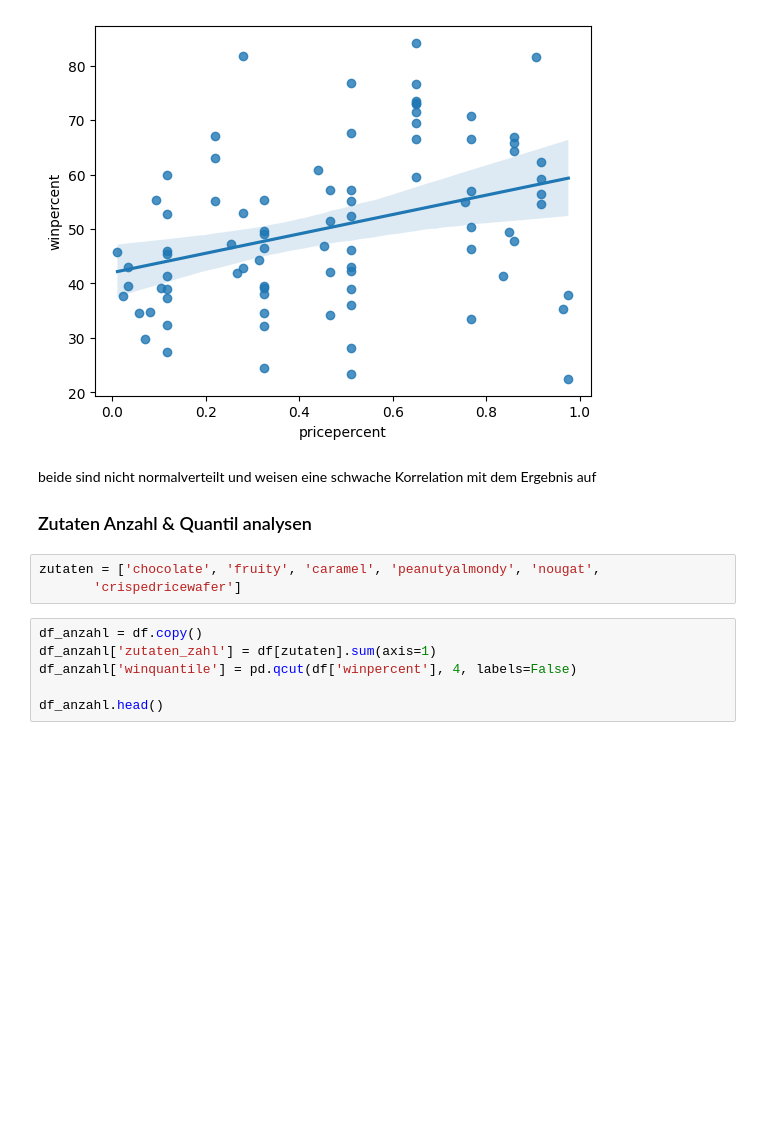
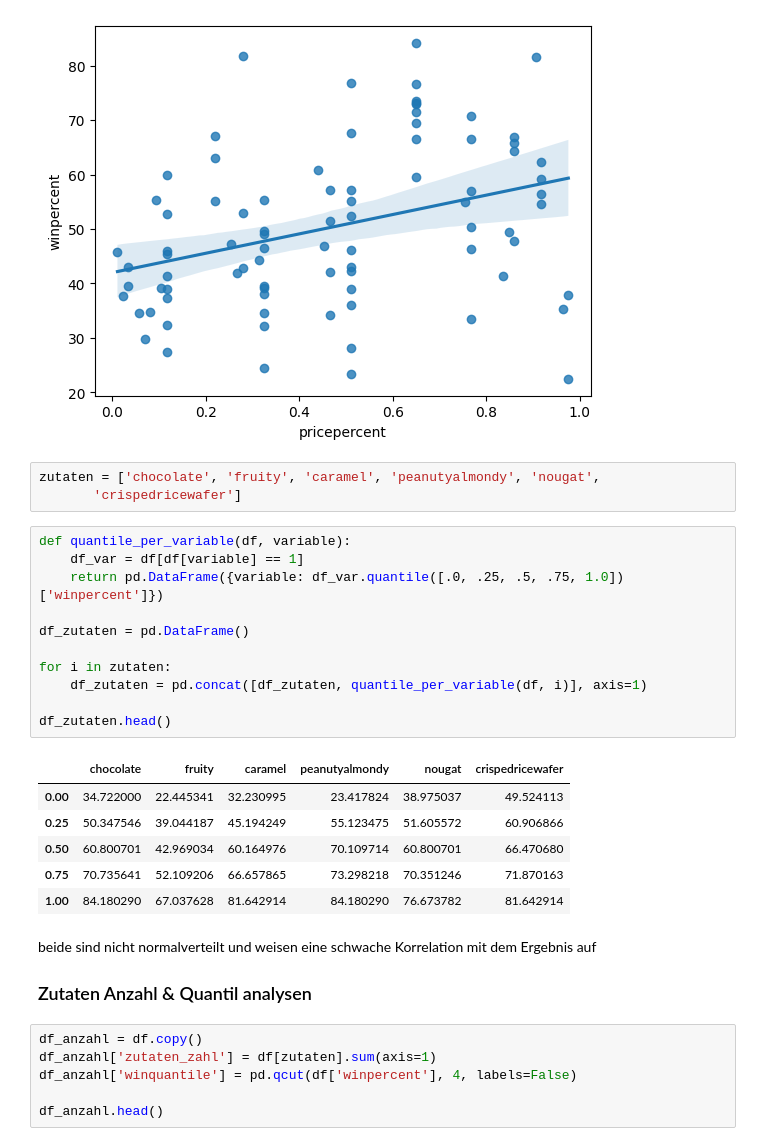
Before and after one commit to amanda8412383/candy_ranking, a Jupyter notebook: etl.ipynb, the cells around one changed output. Cells and saved outputs as stored; diff of their text form; blank space fills up the shorter version.

```diff
--- a/etl.ipynb
+++ b/etl.ipynb
@@ -67,12 +67,30 @@ dist_reg_numerische_variable(df, 'pricepercent')
 # %% [output]
 [figure]
 [figure]
+# %%
+zutaten = ['chocolate', 'fruity', 'caramel', 'peanutyalmondy', 'nougat',
+       'crispedricewafer']
+# %%
+def quantile_per_variable(df, variable):
+    df_var = df[df[variable] == 1]
+    return pd.DataFrame({variable: df_var.quantile([.0, .25, .5, .75, 1.0])['winpercent']})
+
+df_zutaten = pd.DataFrame()
+
+for i in zutaten:
+    df_zutaten = pd.concat([df_zutaten, quantile_per_variable(df, i)], axis=1)
+
+df_zutaten.head()
+# %% [output]
+|  | chocolate | fruity | caramel | peanutyalmondy | nougat | crispedricewafer |
+| 0.00 | 34.722000 | 22.445341 | 32.230995 | 23.417824 | 38.975037 | 49.524113 |
+| 0.25 | 50.347546 | 39.044187 | 45.194249 | 55.123475 | 51.605572 | 60.906866 |
+| 0.50 | 60.800701 | 42.969034 | 60.164976 | 70.109714 | 60.800701 | 66.470680 |
+| 0.75 | 70.735641 | 52.109206 | 66.657865 | 73.298218 | 70.351246 | 71.870163 |
+| 1.00 | 84.180290 | 67.037628 | 81.642914 | 84.180290 | 76.673782 | 81.642914 |
 # %% [markdown]
 beide sind nicht normalverteilt und weisen eine schwache Korrelation mit dem Ergebnis auf
 ### Zutaten Anzahl & Quantil analysen
-# %%
-zutaten = ['chocolate', 'fruity', 'caramel', 'peanutyalmondy', 'nougat',
-       'crispedricewafer']
 # %%
 df_anzahl = df.copy()
 df_anzahl['zutaten_zahl'] = df[zutaten].sum(axis=1)
```
Also changed, not shown: 1 other file.
